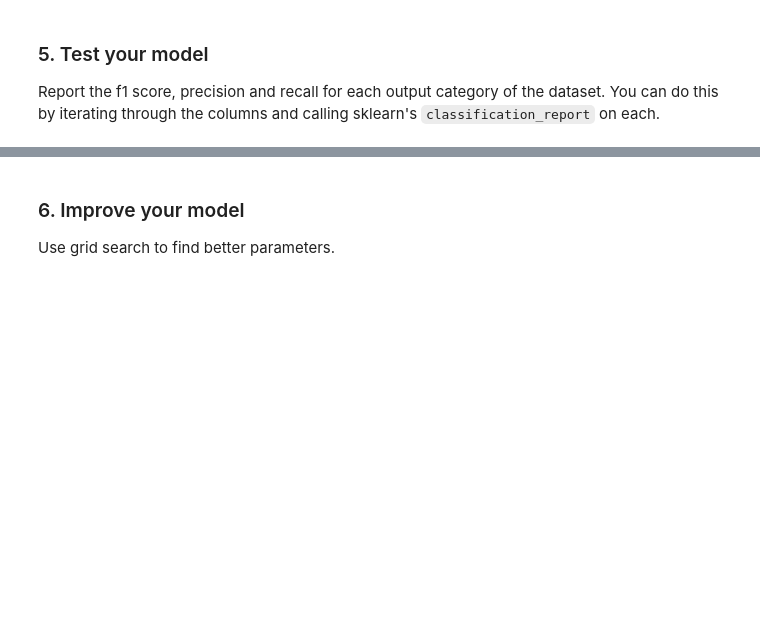
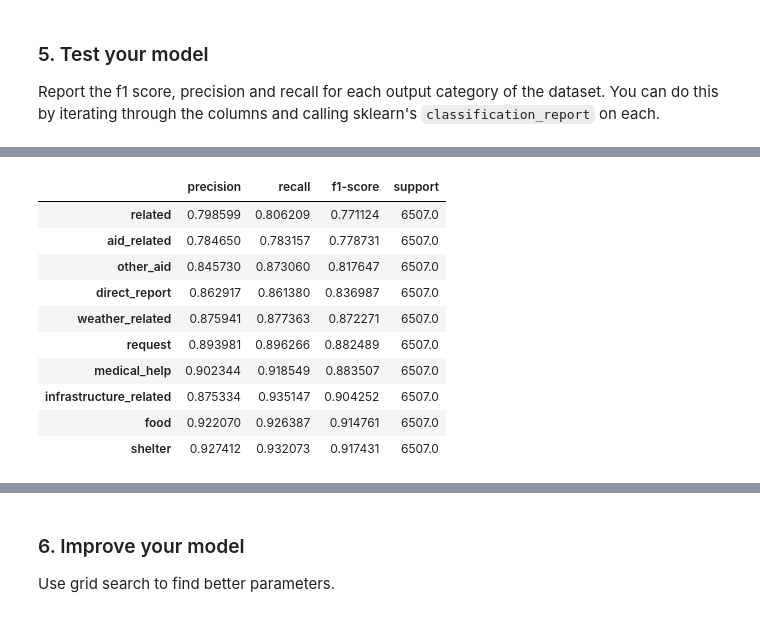
Before and after one commit to Serenitea/Disaster-Response-Data-Pipeline, a Jupyter notebook: notebooks/ML Pipeline Preparation.ipynb, the cells around one changed output, grey strips where cells are left out. Cells and saved outputs as stored; diff of their text form; code cells hidden in the pictures; blank space fills up the shorter version.

```diff
--- a/notebooks/ML Pipeline Preparation.ipynb
+++ b/notebooks/ML Pipeline Preparation.ipynb
@@ -136,0 +323,14 @@ Report the f1 score, precision and recall for each output category of the datase
+# %%
+df_wavg.sort_values('f1-score').head(n = 10)
+# %% [output]
+|  | precision | recall | f1-score | support |
+| related | 0.798599 | 0.806209 | 0.771124 | 6507.0 |
+| aid_related | 0.784650 | 0.783157 | 0.778731 | 6507.0 |
+| other_aid | 0.845730 | 0.873060 | 0.817647 | 6507.0 |
+| direct_report | 0.862917 | 0.861380 | 0.836987 | 6507.0 |
+| weather_related | 0.875941 | 0.877363 | 0.872271 | 6507.0 |
+| request | 0.893981 | 0.896266 | 0.882489 | 6507.0 |
+| medical_help | 0.902344 | 0.918549 | 0.883507 | 6507.0 |
+| infrastructure_related | 0.875334 | 0.935147 | 0.904252 | 6507.0 |
+| food | 0.922070 | 0.926387 | 0.914761 | 6507.0 |
+| shelter | 0.927412 | 0.932073 | 0.917431 | 6507.0 |
```
Also changed, not shown: parts of 37 cells of this notebook, 3 other files.
